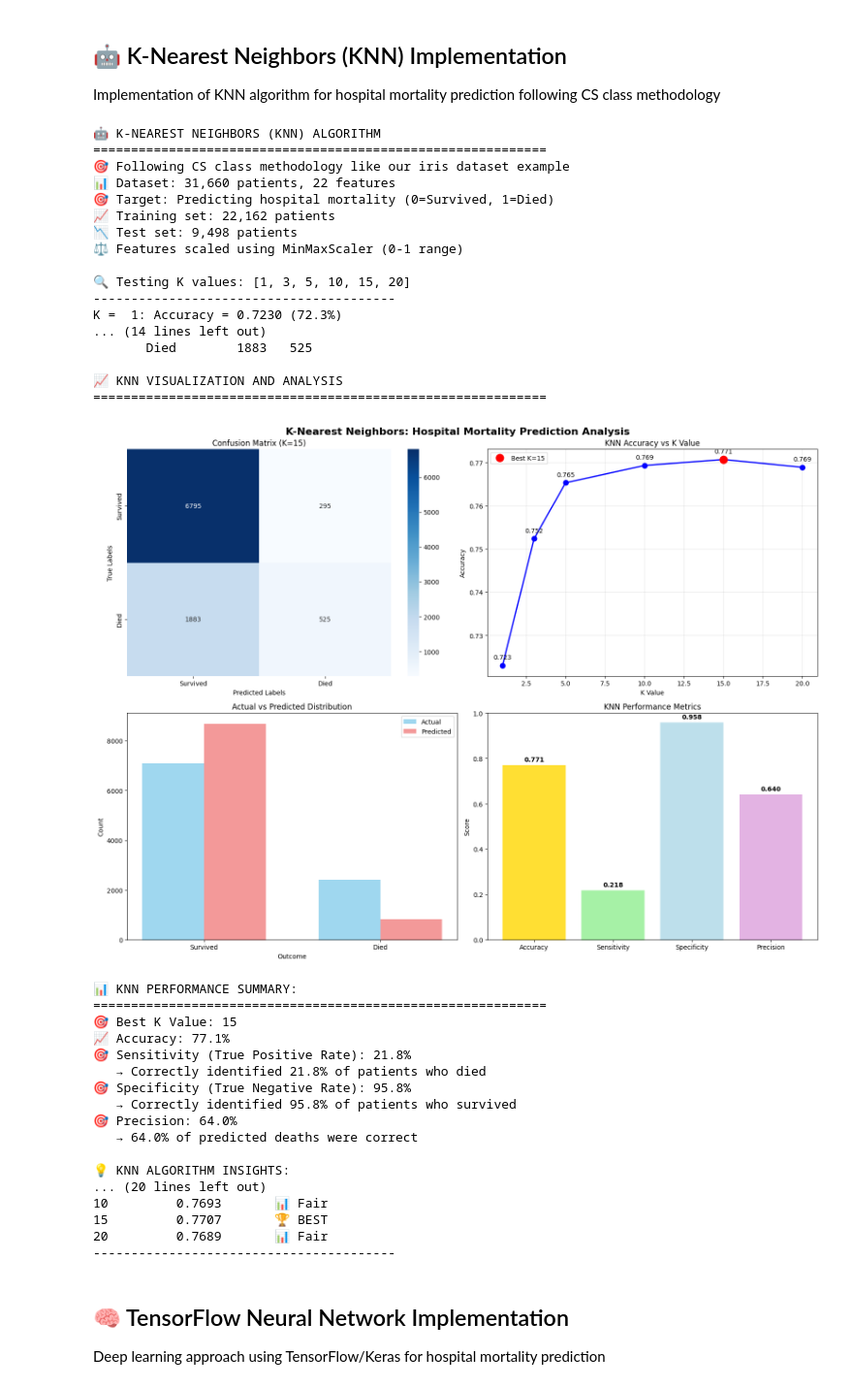
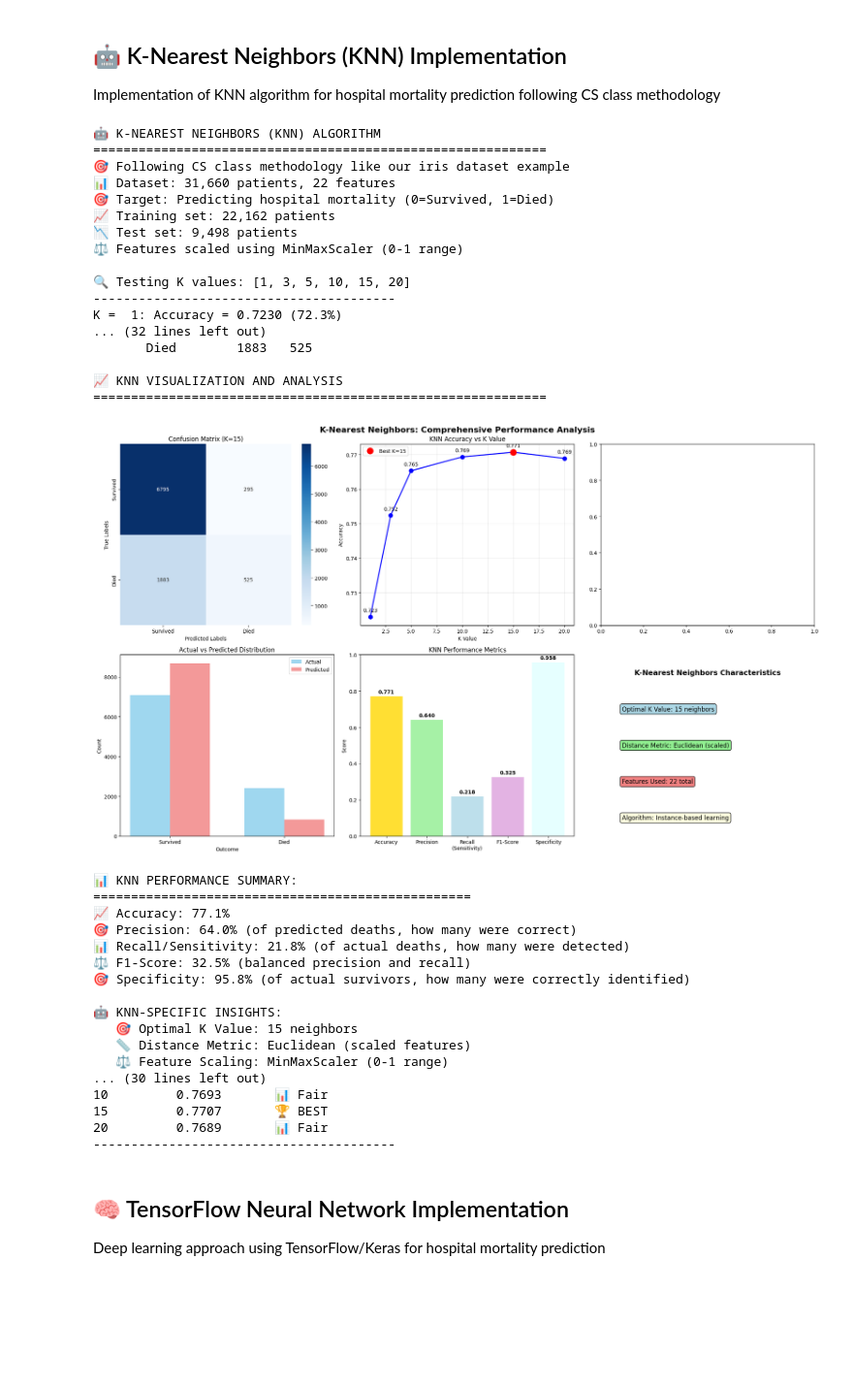
Before and after one commit to Quinn-Gainey/CS513-icu-mortality, a Jupyter notebook: dataset_overview.ipynb, the cells around one changed output. Shown at 97% size. Saved outputs shown, nothing was run; the diff lists cells and outputs as text; code cells hidden in the pictures; blank space fills up the shorter version.

```diff
--- a/dataset_overview.ipynb
+++ b/dataset_overview.ipynb
@@ -1393,9 +1401,24 @@ for bar, value in zip(bars, values):
 
 # 5. KNN-Specific Algorithm Insights
 axes[1,2].text(0.5, 0.9, 'K-Nearest Neighbors Characteristics', ha='center', va='center',
-# Performance Summary (standardized with other models)
+               fontsize=14, fontweight='bold', transform=axes[1,2].transAxes)
 axes[1,2].text(0.1, 0.7, f'Optimal K Value: {best_k} neighbors', ha='left', va='center',
                fontsize=12, transform=axes[1,2].transAxes, bbox=dict(boxstyle="round,pad=0.3", facecolor="lightblue"))
+axes[1,2].text(0.1, 0.5, f'Distance Metric: Euclidean (scaled)', ha='left', va='center',
+               fontsize=12, transform=axes[1,2].transAxes, bbox=dict(boxstyle="round,pad=0.3", facecolor="lightgreen"))
+axes[1,2].text(0.1, 0.3, f'Features Used: {features_encoded.shape[1]} total', ha='left', va='center',
+               fontsize=12, transform=axes[1,2].transAxes, bbox=dict(boxstyle="round,pad=0.3", facecolor="lightcoral"))
+axes[1,2].text(0.1, 0.1, 'Algorithm: Instance-based learning', ha='left', va='center',
+               fontsize=12, transform=axes[1,2].transAxes, bbox=dict(boxstyle="round,pad=0.3", facecolor="lightyellow"))
+axes[1,2].set_xlim(0, 1)
+axes[1,2].set_ylim(0, 1)
+axes[1,2].axis('off')
+
+plt.tight_layout()
+plt.show()
+
+print(f"\n📊 KNN PERFORMANCE SUMMARY:")
+print("=" * 50)
 print(f"📈 Accuracy: {accuracy:.1%}")
 print(f"🎯 Precision: {precision:.1%} (of predicted deaths, how many were correct)")
 print(f"📊 Recall/Sensitivity: {sensitivity:.1%} (of actual deaths, how many were detected)")
@@ -1431,72 +1454,53 @@ print("   🏥 Applies classic algorithm to real healthcare data")
 
 # Print K-value comparison table
 print(f"\n📋 K-VALUE COMPARISON TABLE:")
 print("-" * 40)
 print(f"{'K Value':<10} {'Accuracy':<12} {'Performance'}")
 print("-" * 40)
 for k in k_values:
     acc = results[k]['accuracy']
     if k == best_k:
-
         performance = "🏆 BEST"
-# Print K-value comparison tableprint("-" * 40)
-
     elif acc >= 0.90:
-print(f"\n📋 K-VALUE COMPARISON TABLE:")    print(f"{k:<10} {acc:<12.4f} {performance}")
-
         performance = "🥈 Excellent"
+    elif acc >= 0.85:
+        performance = "🥉 Good"
+    else:
+        performance = "📊 Fair"
+    print(f"{k:<10} {acc:<12.4f} {performance}")
 print("-" * 40)
-
-    elif acc >= 0.85:
-print(f"{'K Value':<10} {'Accuracy':<12} {'Performance'}")        performance = "📊 Fair"
-
-        performance = "🥉 Good"
-print("-" * 40)    else:
-
-    else:
-for k in k_values:        performance = "🥉 Good"
-
-        performance = "📊 Fair"
-    acc = results[k]['accuracy']    elif acc >= 0.85:
-
-
-    if k == best_k:        performance = "🥈 Excellent"
-
-    print(f"{k:<10} {acc:<12.4f} {performance}")
-        performance = "🏆 BEST"    elif acc >= 0.90:
-print("-" * 40)
 # %% [output]
 🤖 K-NEAREST NEIGHBORS (KNN) ALGORITHM
 ============================================================
 🎯 Following CS class methodology like our iris dataset example
 📊 Dataset: 31,660 patients, 22 features
 🎯 Target: Predicting hospital mortality (0=Survived, 1=Died)
 📈 Training set: 22,162 patients
 📉 Test set: 9,498 patients
 ⚖️ Features scaled using MinMaxScaler (0-1 range)
 
 🔍 Testing K values: [1, 3, 5, 10, 15, 20]
 ----------------------------------------
 K =  1: Accuracy = 0.7230 (72.3%)
-... (14 lines left out)
+... (32 lines left out)
        Died        1883   525
 
 📈 KNN VISUALIZATION AND ANALYSIS
 ============================================================
-[figure, old version]
+[figure, new version]
 📊 KNN PERFORMANCE SUMMARY:
-============================================================
-🎯 Best K Value: 15
+==================================================
 📈 Accuracy: 77.1%
-🎯 Sensitivity (True Positive Rate): 21.8%
-   → Correctly identified 21.8% of patients who died
-🎯 Specificity (True Negative Rate): 95.8%
-   → Correctly identified 95.8% of patients who survived
-🎯 Precision: 64.0%
-   → 64.0% of predicted deaths were correct
+🎯 Precision: 64.0% (of predicted deaths, how many were correct)
+📊 Recall/Sensitivity: 21.8% (of actual deaths, how many were detected)
+⚖️ F1-Score: 32.5% (balanced precision and recall)
+🎯 Specificity: 95.8% (of actual survivors, how many were correctly identified)
 
-💡 KNN ALGORITHM INSIGHTS:
-... (20 lines left out)
+🤖 KNN-SPECIFIC INSIGHTS:
+   🎯 Optimal K Value: 15 neighbors
+   📏 Distance Metric: Euclidean (scaled features)
+   ⚖️ Feature Scaling: MinMaxScaler (0-1 range)
+... (30 lines left out)
 10         0.7693       📊 Fair
 15         0.7707       🏆 BEST
 20         0.7689       📊 Fair
```
Also changed, not shown: parts of 4 cells of this notebook.
